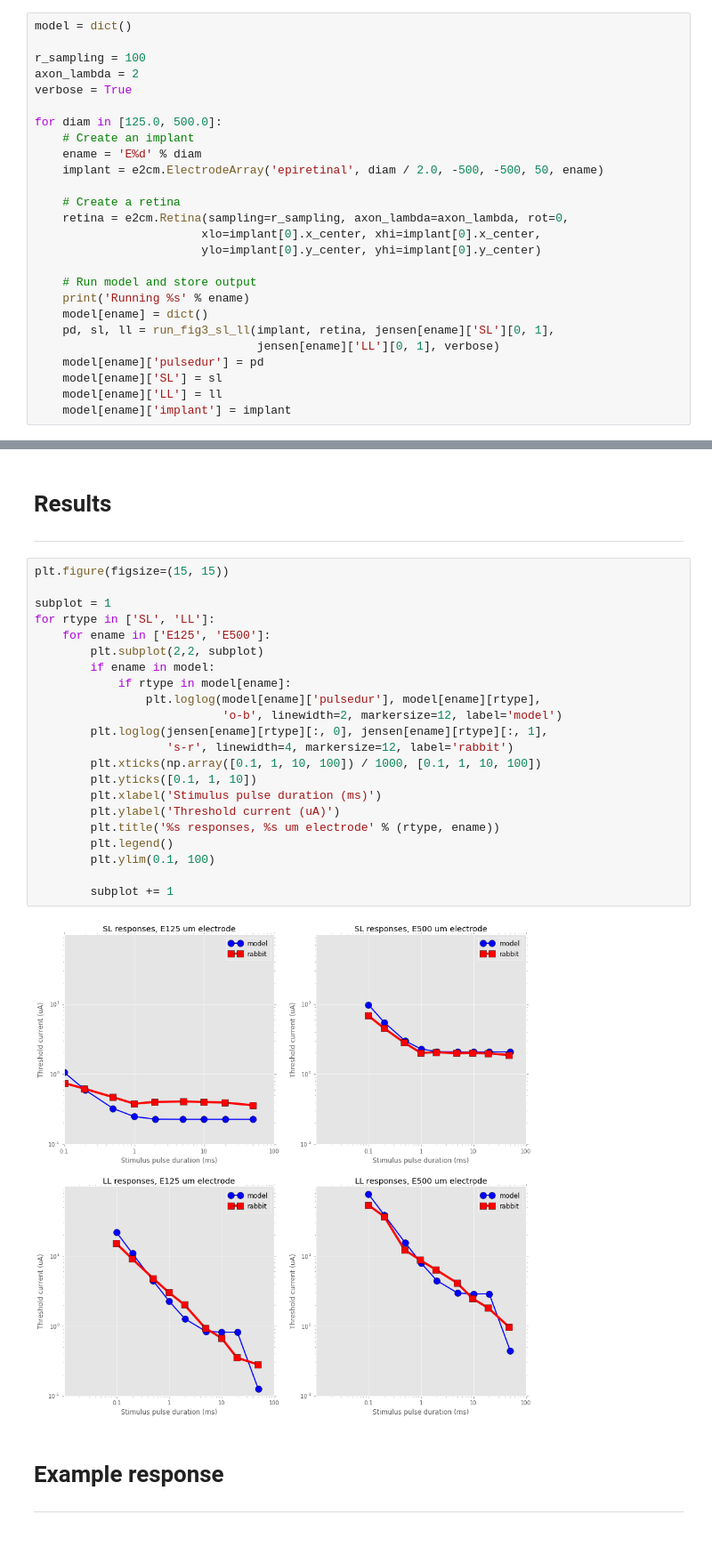
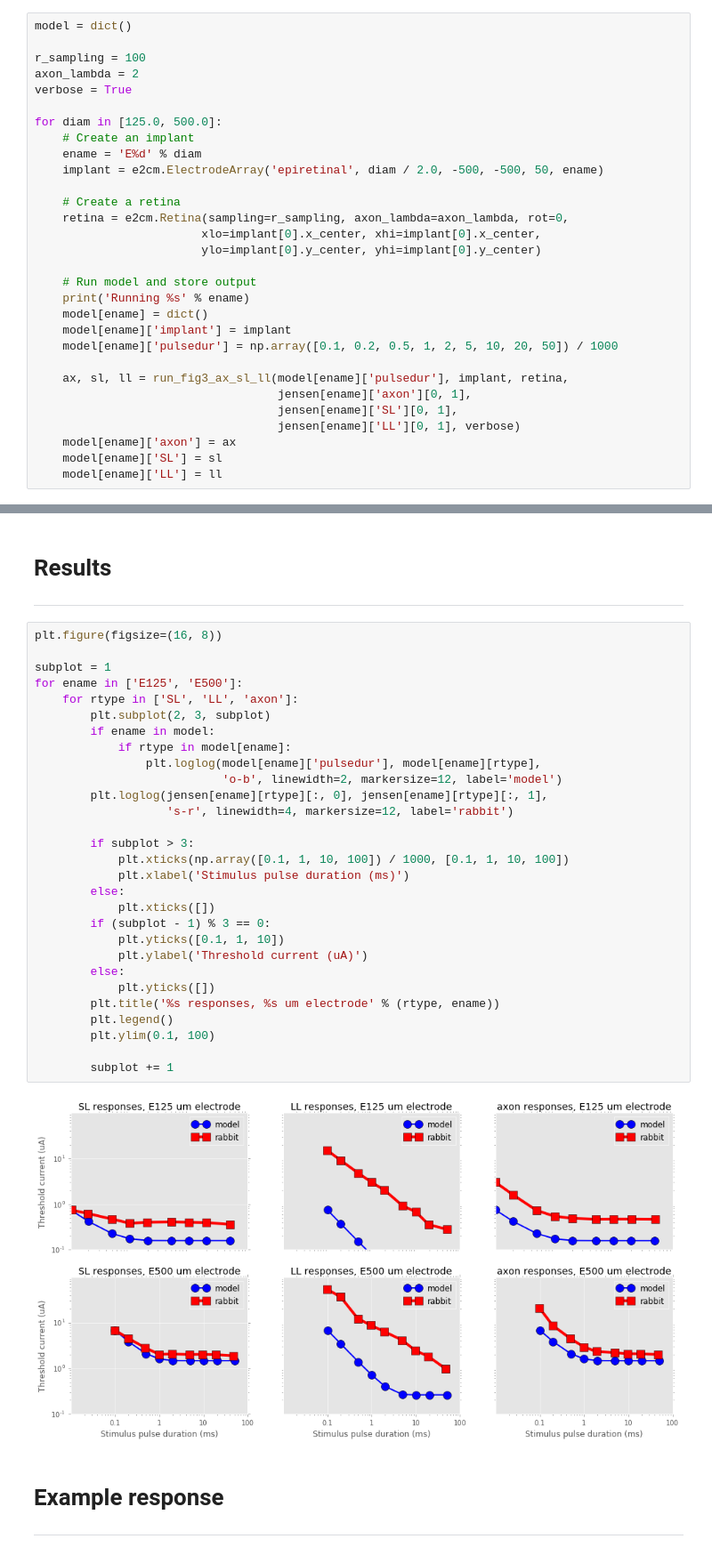
Before and after one commit to mbeyeler/pulse2percept, a Jupyter notebook: examples/notebooks/2.0-jensen2005-fig3.ipynb, the cells around one changed output, grey strips where cells are left out. Shown: that part at 89% size. Saved outputs shown, nothing was run; the diff lists cells and outputs as text.

```diff
--- a/examples/notebooks/2.0-jensen2005-fig3.ipynb
+++ b/examples/notebooks/2.0-jensen2005-fig3.ipynb
@@ -235,12 +254,16 @@ for diam in [125.0, 500.0]:
     # Run model and store output
     print('Running %s' % ename)
     model[ename] = dict()
-    pd, sl, ll = run_fig3_sl_ll(implant, retina, jensen[ename]['SL'][0, 1],
-                                jensen[ename]['LL'][0, 1], verbose)
-    model[ename]['pulsedur'] = pd
+    model[ename]['implant'] = implant
+    model[ename]['pulsedur'] = np.array([0.1, 0.2, 0.5, 1, 2, 5, 10, 20, 50]) / 1000
+
+    ax, sl, ll = run_fig3_ax_sl_ll(model[ename]['pulsedur'], implant, retina,
+                                   jensen[ename]['axon'][0, 1],
+                                   jensen[ename]['SL'][0, 1],
+                                   jensen[ename]['LL'][0, 1], verbose)
+    model[ename]['axon'] = ax
     model[ename]['SL'] = sl
     model[ename]['LL'] = ll
-    model[ename]['implant'] = implant
 # %% [output]
 Running E125
 Running E500
@@ -248,29 +271,36 @@ Running E500
 # Results
 ---------
 # %%
-plt.figure(figsize=(15, 15))
+plt.figure(figsize=(16, 8))
 
 subplot = 1
-for rtype in ['SL', 'LL']:
-    for ename in ['E125', 'E500']:
-        plt.subplot(2,2, subplot)
+for ename in ['E125', 'E500']:
+    for rtype in ['SL', 'LL', 'axon']:
+        plt.subplot(2, 3, subplot)
         if ename in model:
             if rtype in model[ename]:
                 plt.loglog(model[ename]['pulsedur'], model[ename][rtype],
                            'o-b', linewidth=2, markersize=12, label='model')
         plt.loglog(jensen[ename][rtype][:, 0], jensen[ename][rtype][:, 1],
                    's-r', linewidth=4, markersize=12, label='rabbit')
-        plt.xticks(np.array([0.1, 1, 10, 100]) / 1000, [0.1, 1, 10, 100])
-        plt.yticks([0.1, 1, 10])
-        plt.xlabel('Stimulus pulse duration (ms)')
-        plt.ylabel('Threshold current (uA)')
+
+        if subplot > 3:
+            plt.xticks(np.array([0.1, 1, 10, 100]) / 1000, [0.1, 1, 10, 100])
+            plt.xlabel('Stimulus pulse duration (ms)')
+        else:
+            plt.xticks([])
+        if (subplot - 1) % 3 == 0:
+            plt.yticks([0.1, 1, 10])
+            plt.ylabel('Threshold current (uA)')
+        else:
+            plt.yticks([])
         plt.title('%s responses, %s um electrode' % (rtype, ename))
         plt.legend()
         plt.ylim(0.1, 100)
 
         subplot += 1
 # %% [output]
-[figure, old version]
+[figure, new version]
 # %% [markdown]
 # Example response
 --------------------------
```
Also changed, not shown: parts of 5 cells of this notebook, 2 other files.
